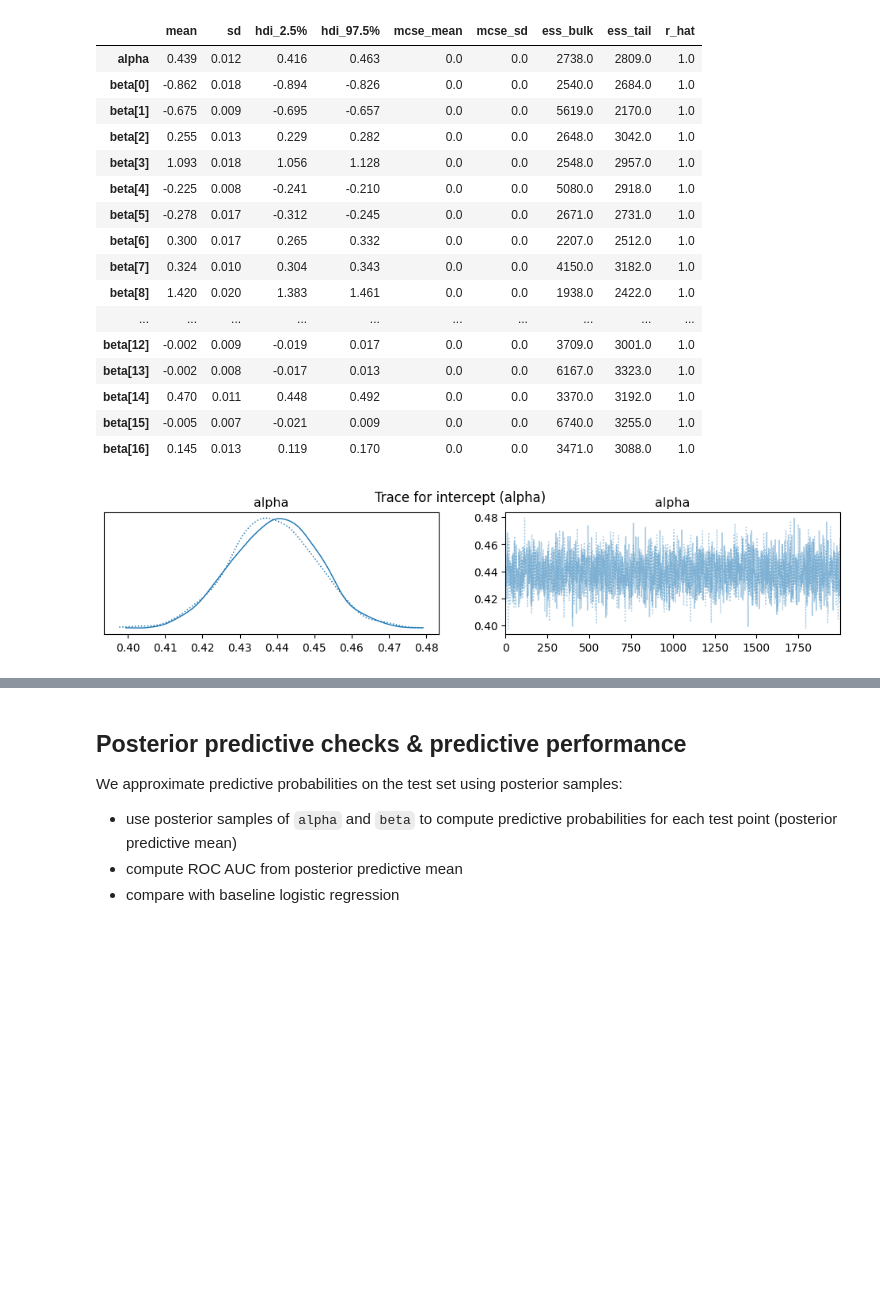
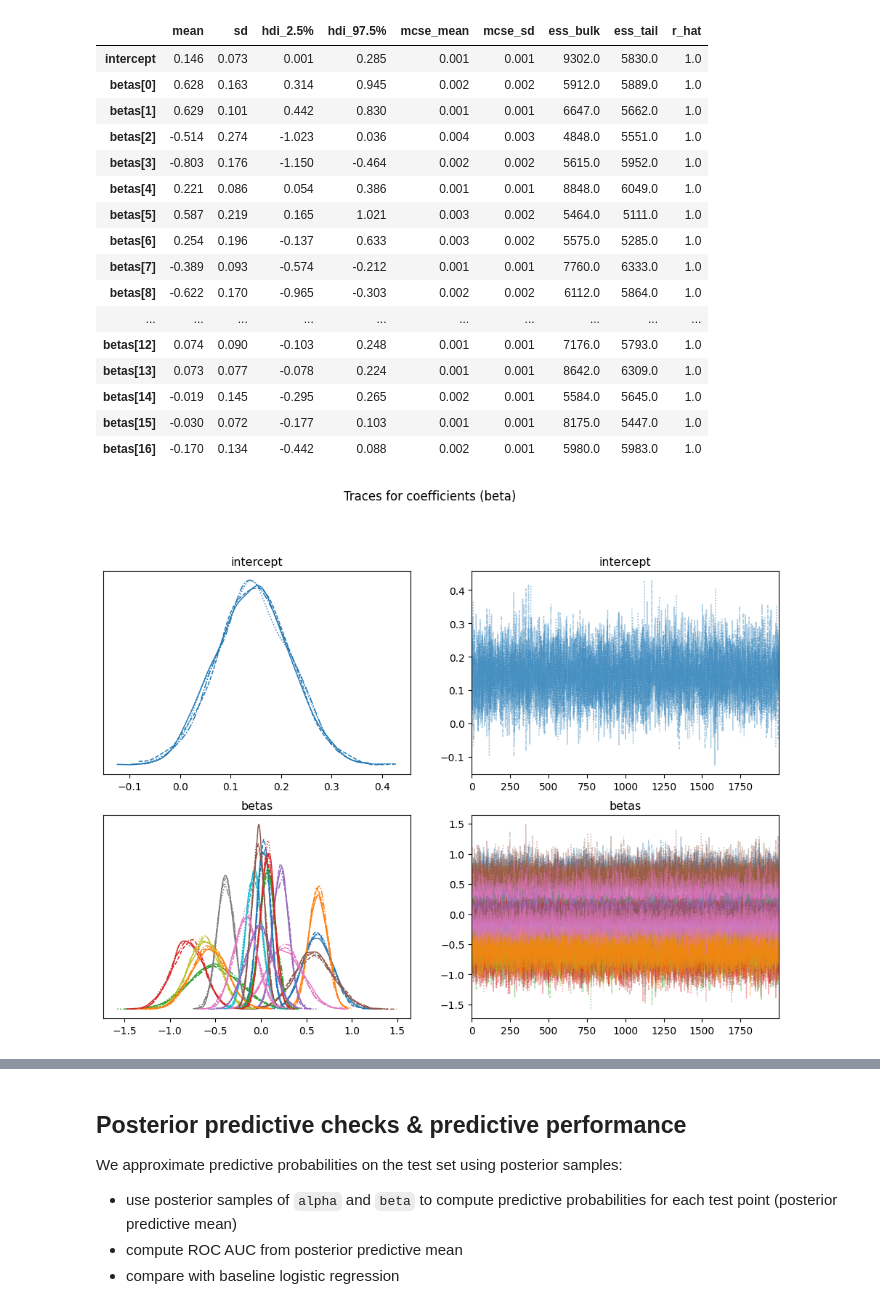
Before and after one commit to AimbotParce/MDS-AML-HiggsBosonATLAS, a Jupyter notebook: notebooks/bayesian-logistic-regression.ipynb, the cells around one changed output, grey strips where cells are left out. Cells and saved outputs as stored; diff of their text form; code cells hidden in the pictures; blank space fills up the shorter version.

```diff
--- a/notebooks/bayesian-logistic-regression.ipynb
+++ b/notebooks/bayesian-logistic-regression.ipynb
@@ -35,13 +36,18 @@ warnings.filterwarnings("ignore", category=UserWarning)
 # %%
-#Load preprocessed data
-df = pd.read_csv("../data/processed/df_preprocessed.csv", index_col=0)
-weights =  pd.read_csv("../data/processed/weights.csv", index_col=0)
-df['Weight'] = weights
+# Load preprocessed data
+train_preprocess = pd.read_csv("../data/processed/train_preprocess.csv")
+test_preprocess = pd.read_csv("../data/processed/test_preprocess.csv")
 
-data_train, data_test = train_test_split(df, test_size=0.2, random_state=42)
-weights_train = data_train["Weight"]
-weights_test = data_test["Weight"]
-X_train = data_train.drop(["Weight", "Label"], axis=1)
-X_test = data_test.drop(["Weight", "Label"], axis=1)
-y_train = data_train["Label"]
-y_test = data_test["Label"]
+# Separate features and labels
+X_train = train_preprocess.drop(["Weight", "Label"], axis=1)
+X_test = test_preprocess.drop(["Weight", "Label"], axis=1)
+y_train = train_preprocess["Label"]
+y_test = test_preprocess["Label"]
+
+# Extract weights
+weights_train = train_preprocess["Weight"]
+weights_test = test_preprocess["Weight"]
+
+print("Data loaded successfully:")
+print("X_train shape:", X_train.shape)
+print("X_test shape:", X_test.shape)
@@ -120,34 +128,30 @@ FileNotFoundError: [Errno 2] Unable to synchronously create file (unable to open
 # Load the model
 trace = az.from_netcdf("../models/bayesian_logreg_trace.nc")
 # %%
-# Diagnostics: traceplot and posterior summary
-az.plot_trace(trace, var_names=["alpha"])
-plt.suptitle("Trace for intercept (alpha)", y=1.02)
-
-# Plot several coefficient traces (first 12 coefficients for readability)
-subset_beta_idx = list(range(min(12, n_features)))
-az.plot_trace(trace, var_names=["beta"], coords={"beta_dim_0": subset_beta_idx}, figsize=(12, 8))
-plt.suptitle("Traces for first coefficients (beta)", y=1.02)
+# Plot coefficient traces
+subset_beta_idx = list(range(n_features))
+az.plot_trace(trace, var_names=["intercept", "betas"], coords={"features": subset_beta_idx}, figsize=(12, 8))
+plt.suptitle("Traces for coefficients (beta)", y=1.02)
 
 # Posterior summary numeric
-summary_df = az.summary(trace, var_names=["alpha", "beta"], hdi_prob=0.95)
+summary_df = az.summary(trace, var_names=["intercept", "betas"], hdi_prob=0.95)
 display(summary_df)
 # %% [output]
 |  | mean | sd | hdi_2.5% | hdi_97.5% | mcse_mean | mcse_sd | ess_bulk | ess_tail | r_hat |
-| alpha | 0.439 | 0.012 | 0.416 | 0.463 | 0.0 | 0.0 | 2738.0 | 2809.0 | 1.0 |
-| beta[0] | -0.862 | 0.018 | -0.894 | -0.826 | 0.0 | 0.0 | 2540.0 | 2684.0 | 1.0 |
-| beta[1] | -0.675 | 0.009 | -0.695 | -0.657 | 0.0 | 0.0 | 5619.0 | 2170.0 | 1.0 |
-| beta[2] | 0.255 | 0.013 | 0.229 | 0.282 | 0.0 | 0.0 | 2648.0 | 3042.0 | 1.0 |
-| beta[3] | 1.093 | 0.018 | 1.056 | 1.128 | 0.0 | 0.0 | 2548.0 | 2957.0 | 1.0 |
-| beta[4] | -0.225 | 0.008 | -0.241 | -0.210 | 0.0 | 0.0 | 5080.0 | 2918.0 | 1.0 |
-| beta[5] | -0.278 | 0.017 | -0.312 | -0.245 | 0.0 | 0.0 | 2671.0 | 2731.0 | 1.0 |
-| beta[6] | 0.300 | 0.017 | 0.265 | 0.332 | 0.0 | 0.0 | 2207.0 | 2512.0 | 1.0 |
-| beta[7] | 0.324 | 0.010 | 0.304 | 0.343 | 0.0 | 0.0 | 4150.0 | 3182.0 | 1.0 |
-| beta[8] | 1.420 | 0.020 | 1.383 | 1.461 | 0.0 | 0.0 | 1938.0 | 2422.0 | 1.0 |
+| intercept | 0.146 | 0.073 | 0.001 | 0.285 | 0.001 | 0.001 | 9302.0 | 5830.0 | 1.0 |
+| betas[0] | 0.628 | 0.163 | 0.314 | 0.945 | 0.002 | 0.002 | 5912.0 | 5889.0 | 1.0 |
+| betas[1] | 0.629 | 0.101 | 0.442 | 0.830 | 0.001 | 0.001 | 6647.0 | 5662.0 | 1.0 |
+| betas[2] | -0.514 | 0.274 | -1.023 | 0.036 | 0.004 | 0.003 | 4848.0 | 5551.0 | 1.0 |
+| betas[3] | -0.803 | 0.176 | -1.150 | -0.464 | 0.002 | 0.002 | 5615.0 | 5952.0 | 1.0 |
+| betas[4] | 0.221 | 0.086 | 0.054 | 0.386 | 0.001 | 0.001 | 8848.0 | 6049.0 | 1.0 |
+| betas[5] | 0.587 | 0.219 | 0.165 | 1.021 | 0.003 | 0.002 | 5464.0 | 5111.0 | 1.0 |
+| betas[6] | 0.254 | 0.196 | -0.137 | 0.633 | 0.003 | 0.002 | 5575.0 | 5285.0 | 1.0 |
+| betas[7] | -0.389 | 0.093 | -0.574 | -0.212 | 0.001 | 0.001 | 7760.0 | 6333.0 | 1.0 |
+| betas[8] | -0.622 | 0.170 | -0.965 | -0.303 | 0.002 | 0.002 | 6112.0 | 5864.0 | 1.0 |
 | ... | ... | ... | ... | ... | ... | ... | ... | ... | ... |
-| beta[12] | -0.002 | 0.009 | -0.019 | 0.017 | 0.0 | 0.0 | 3709.0 | 3001.0 | 1.0 |
-| beta[13] | -0.002 | 0.008 | -0.017 | 0.013 | 0.0 | 0.0 | 6167.0 | 3323.0 | 1.0 |
-| beta[14] | 0.470 | 0.011 | 0.448 | 0.492 | 0.0 | 0.0 | 3370.0 | 3192.0 | 1.0 |
-| beta[15] | -0.005 | 0.007 | -0.021 | 0.009 | 0.0 | 0.0 | 6740.0 | 3255.0 | 1.0 |
-| beta[16] | 0.145 | 0.013 | 0.119 | 0.170 | 0.0 | 0.0 | 3471.0 | 3088.0 | 1.0 |
+| betas[12] | 0.074 | 0.090 | -0.103 | 0.248 | 0.001 | 0.001 | 7176.0 | 5793.0 | 1.0 |
+| betas[13] | 0.073 | 0.077 | -0.078 | 0.224 | 0.001 | 0.001 | 8642.0 | 6309.0 | 1.0 |
+| betas[14] | -0.019 | 0.145 | -0.295 | 0.265 | 0.002 | 0.001 | 5584.0 | 5645.0 | 1.0 |
+| betas[15] | -0.030 | 0.072 | -0.177 | 0.103 | 0.001 | 0.001 | 8175.0 | 5447.0 | 1.0 |
+| betas[16] | -0.170 | 0.134 | -0.442 | 0.088 | 0.002 | 0.001 | 5980.0 | 5983.0 | 1.0 |
-[figure, old version]
+[figure, new version]
```
Also changed, not shown: parts of 8 cells of this notebook, 1 other file.
